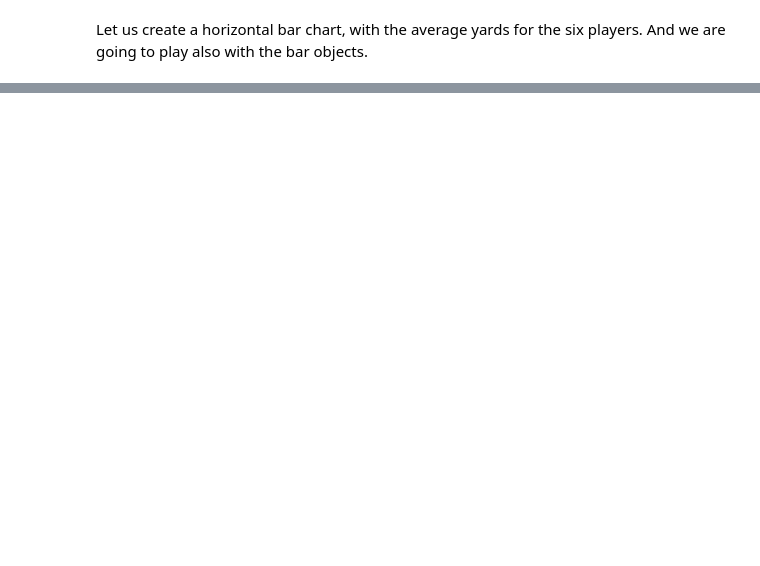
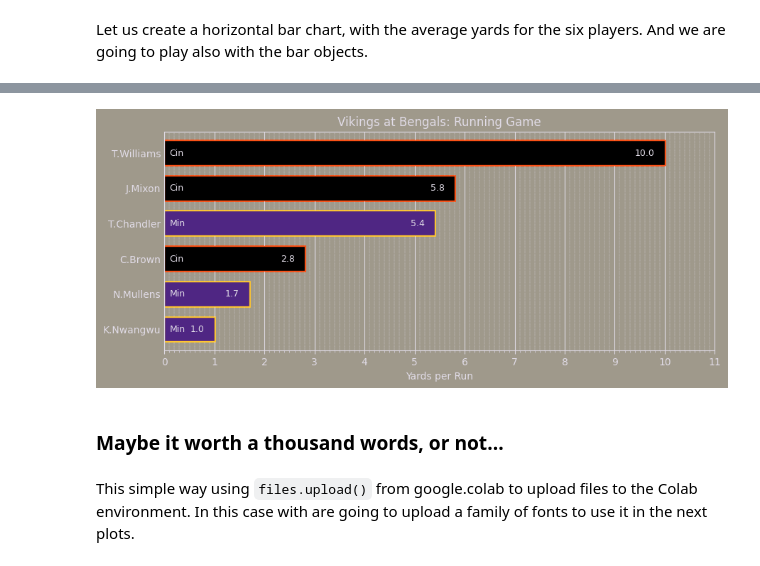
Before and after one commit to alvarohernandezalt/matplotlib_thePathof, a Jupyter notebook: 01_OOP_InterfacesDesign/AB_Appearance_TicksGridsAxes.ipynb, the cells around one changed output, grey strips where cells are left out. Saved outputs shown, nothing was run; the diff lists cells and outputs as text; code cells hidden in the pictures; blank space fills up the shorter version.

```diff
--- a/01_OOP_InterfacesDesign/AB_Appearance_TicksGridsAxes.ipynb
+++ b/01_OOP_InterfacesDesign/AB_Appearance_TicksGridsAxes.ipynb
@@ -240,0 +251,52 @@ plt.savefig('runsAVG.pdf');
+# %%
+fig, ax = plt.figure(figsize=(10,4), facecolor='#9F998B'), plt.axes(facecolor='#9F998B')
+
+df['Avg'].plot.barh(ax = ax,
+             color = df['colors_1'],
+             edgecolor= df['colors_2'],
+             linewidth = 2,
+             width = 0.7)
+
+
+
+for spine in 'bottom', 'left', 'top', 'right':
+  ax.spines[spine].set_color('#E1DCE7')
+
+xlim0, xlim1 = 0, round(df['Avg'].max()) + 1
+ax.set_xlim([xlim0 , xlim1])
+ax.set_xticks(range(xlim0, xlim1 + 1))
+# Change both the ticks and ticklabels color
+ax.tick_params(axis='x', colors='#E1DCE7')
+
+ax.xaxis.set_minor_locator(MultipleLocator(1/10))
+df['Avg'].plot.barh(ax=ax,
+                    color=df['colors_1'],
+                    edgecolor=df['colors_2'],
+                    linewidth=1,
+                    width=0.7, # Increase this value to make the bars wider
+                    zorder=2)
+
+ax.yaxis.set_tick_params(length=0, which='major', rotation = 0)
+ax.set_yticklabels(df['Name'], color='#E1DCE7')
+
+ax.xaxis.grid(True, which='major', color='#E1DCE7', linestyle='-', zorder=1)
+ax.xaxis.grid(True, which='minor', color='#E1DCE7', linestyle='--', linewidth=0.3, zorder=1)
+
+ax.xaxis.set_tick_params(length=2, which='minor', color='#D1CBD7')
+ax.set_xlabel('Yards per Run', color='#E1DCE7')
+ax.set_title('Vikings at Bengals: Running Game', color='#E1DCE7')
+
+# Adding the average number for each player
+for i, v in enumerate(df['Avg']):
+    ax.text(v - 0.2, i, str(round(v, 2)), color='#E1DCE7', va='center', ha='right', fontsize=9, zorder=4)
+for i, team in enumerate(df['Team']):
+    ax.text(0.1, i, team, color='#E1DCE7', va='center', ha='left', fontsize=9,  zorder=4)
+
+# Save the vector PDF
+plt.savefig('runsAVG_Grid.pdf')
+# %% [output]
+[figure, added]
+# %% [markdown]
+### Maybe it worth a thousand words, or not...
+# %% [markdown]
+This simple way using `files.upload()` from google.colab to upload files to the Colab environment. In this case with are going to upload a family of fonts to  use it in the next plots.
```
Also changed, not shown: parts of 7 cells of this notebook.
